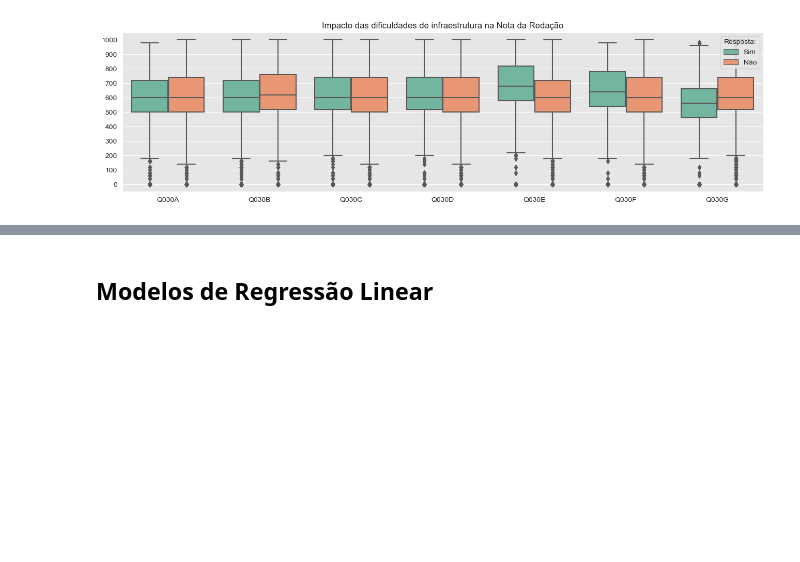
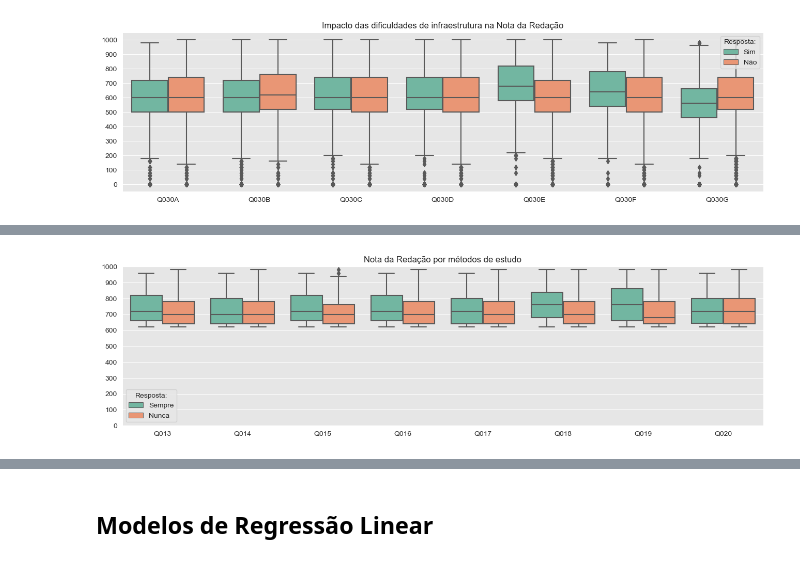
Before and after one commit to iaracastro/EducaODS-Enem, a Jupyter notebook: main.ipynb, the cells around one changed output, grey strips where cells are left out. Cells and saved outputs as stored; diff of their text form; code cells hidden in the pictures; blank space fills up the shorter version.

```diff
--- a/main.ipynb
+++ b/main.ipynb
@@ -332,0 +248,47 @@ Observando os gráficos, notamos que a maioria dos problemas de infraestrutura m
+# %%
+# Armazena os nomes das colunas com as perguntas para o Dataframe da Palmirinha
+metodos_Palmirinha = {}
+# Armazena os nomes das colunas com as perguntas para o Dataframe de Todos os alunos
+metodos = {}
+col_metodos = ['Q013', 'Q014', 'Q015', 'Q016', 'Q017', 'Q018', 'Q019','Q020']
+# Perfil da Palmirinha
+col_grupos = {"TP_SEXO": "F", 'TP_COR_RACA': "Preta", "Acesso a Computadores": "Não", "TP_ESCOLA": 2, "TP_ESCOLA": 1}
+# %%
+Palmirinha = df_microdados.copy()
+# Filtrando todos os grupos que tem baixa renda familiar
+Palmirinha = Palmirinha[(Palmirinha["Renda Familiar"] == "D") | (Palmirinha["Renda Familiar"] == "C") | (Palmirinha["Renda Familiar"] == "B") | (Palmirinha["Renda Familiar"] == "A")]
+# Filtrando todos os grupos que tem baixa educação da mãe
+Palmirinha = Palmirinha[(Palmirinha["Educação da Mãe"] == "E") | (Palmirinha["Educação da Mãe"] == "D") | (Palmirinha["Educação da Mãe"] == "C") | (Palmirinha["Educação da Mãe"] == "B") | (Palmirinha["Educação da Mãe"] == "A")]
+# Alunos com nota de redação maior que 600
+Palmirinha = Palmirinha[Palmirinha["NU_NOTA_REDACAO"] > 600]
+
+for key, value in col_grupos.items():
+    # Filtrando colunas em col_grupos
+    Palmirinha = Palmirinha[Palmirinha[key] == value]
+
+for i in range(8):
+    #filter where df_microdados[question] is equal to 'C' or 'D'
+    metodos_Palmirinha[i] = Palmirinha[(Palmirinha[col_metodos[i]] == 'A') | (Palmirinha[col_metodos[i]] == 'D')]
+    metodos[i] = df_microdados[(df_microdados[col_metodos[i]] == 'A') | (df_microdados[col_metodos[i]] == 'D')]
+# %%
+materia = 'NU_NOTA_REDACAO'
+combined_data = pd.DataFrame()
+for i, col in enumerate(col_metodos):
+    temp = metodos_Palmirinha[i][[col, materia]].copy()
+    temp['Question'] = col
+    temp.rename(columns={col: 'Answer'}, inplace=True)
+    combined_data = pd.concat([combined_data, temp])
+
+combined_data['Answer'] = combined_data['Answer'].map({'D': 'Sempre', 'A': 'Nunca'})
+plt.figure(figsize=(16, 4))
+sns.set_style("darkgrid", {"axes.facecolor": ".9"})
+sns.boxplot(data=combined_data, x='Question', y=materia, hue='Answer', palette='Set2', hue_order=['Sempre', 'Nunca'])
+
+plt.title(f'{dict_area[materia]} por métodos de estudo')
+plt.legend(title='Resposta:')
+plt.yticks(range(0, 1001, 100))
+plt.xlabel('')
+plt.ylabel('')
+plt.show()
+# %% [output]
+[figure, added]
```
Also changed, not shown: parts of 18 cells of this notebook.
